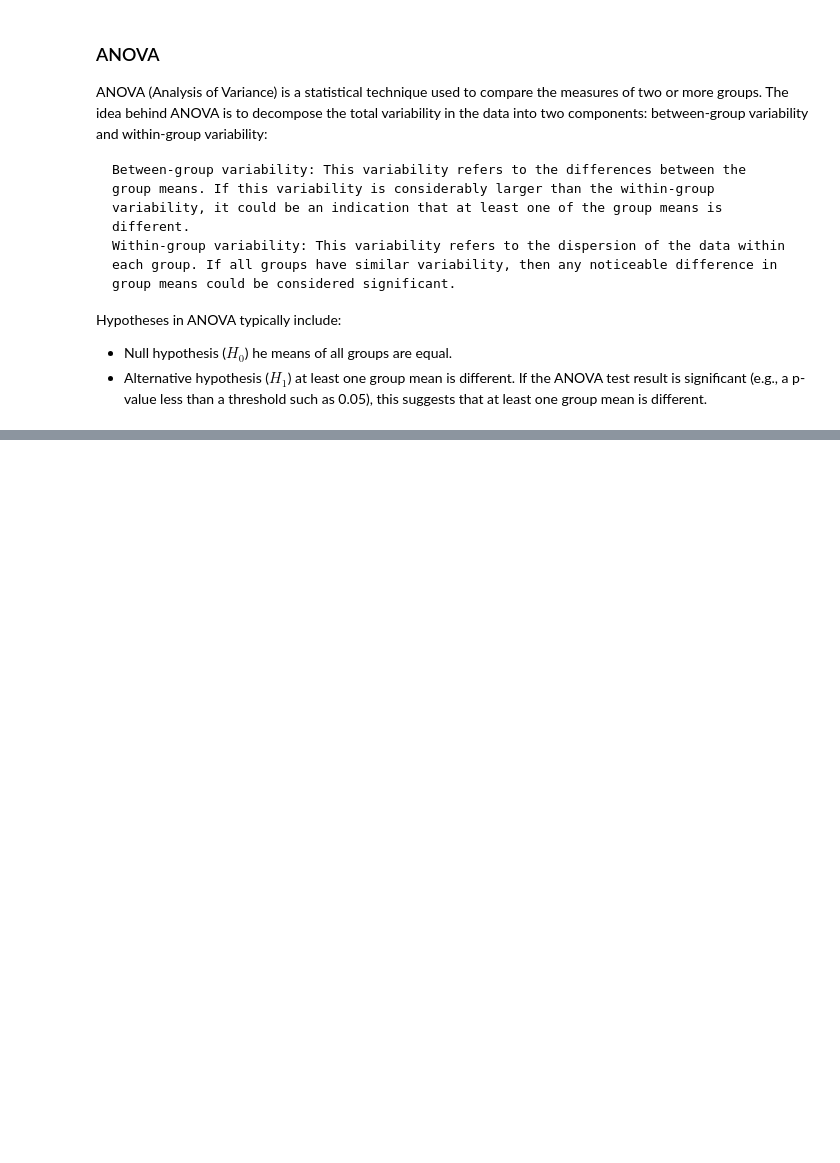
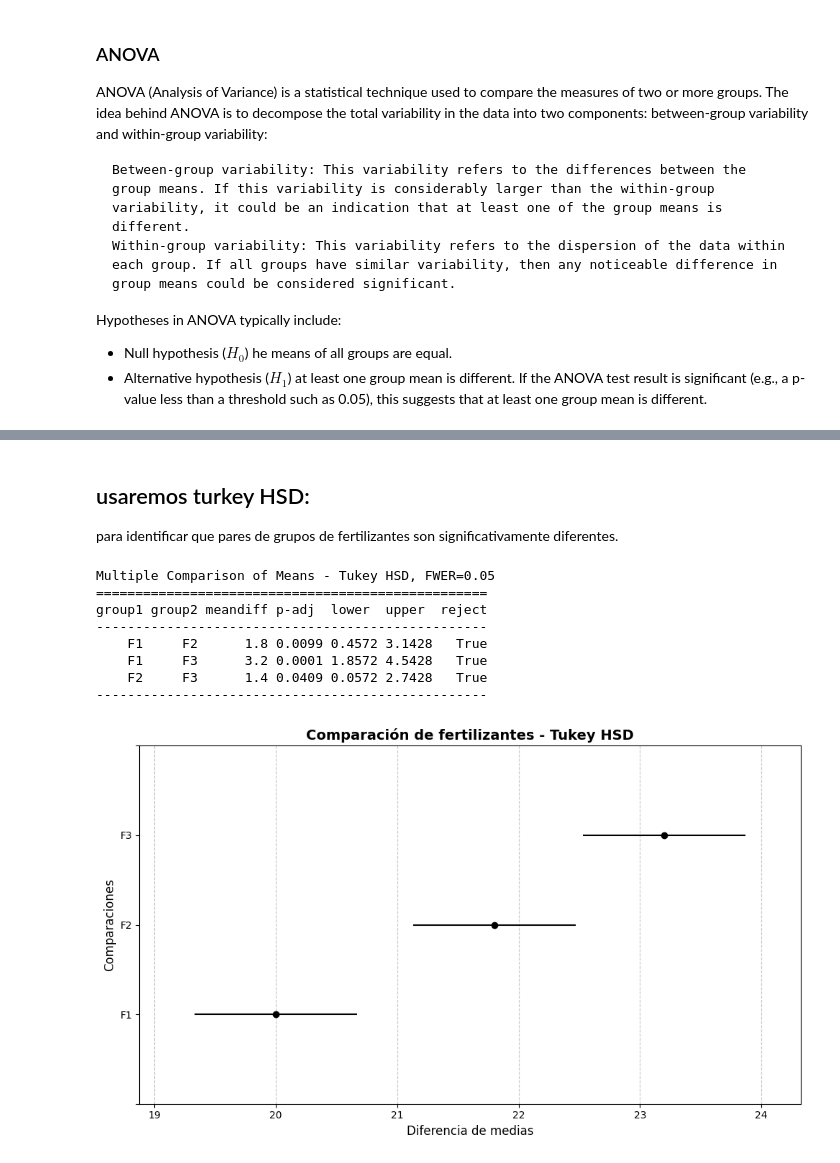
Before and after one commit to johnfbeltranc/Hipothesis_project, a Jupyter notebook: notebooks/hiphotesis_project.ipynb, the cells around one changed output, grey strips where cells are left out. Saved outputs shown, nothing was run; the diff lists cells and outputs as text; code cells hidden in the pictures; blank space fills up the shorter version.

Commit message:
se agrego codigo al archivo hipotesis_project.ipynb para finalizar el projecto

```diff
--- a/notebooks/hiphotesis_project.ipynb
+++ b/notebooks/hiphotesis_project.ipynb
@@ -57,0 +111,44 @@ p-valor = 0.0041
+# %% [markdown]
+## usaremos turkey HSD:
+
+para identificar que pares de grupos de fertilizantes son significativamente diferentes.
+# %%
+# Datos
+fertilizer_1 = [20, 21, 20, 19, 20]
+fertilizer_2 = [22, 21, 23, 22, 21]
+fertilizer_3 = [24, 23, 22, 23, 24]
+
+# Unimos los datos y creamos etiquetas
+data = fertilizer_1 + fertilizer_2 + fertilizer_3
+groups = (["F1"] * len(fertilizer_1) +
+          ["F2"] * len(fertilizer_2) +
+          ["F3"] * len(fertilizer_3))
+
+# Tukey HSD
+mc = MultiComparison(data, groups)
+tukey_result = mc.tukeyhsd(alpha=0.05)
+
+# Imprimir resultados
+print(tukey_result)
+
+# Gráfico estético
+fig, ax = plt.subplots(figsize=(8, 5))
+tukey_result.plot_simultaneous(ax=ax)
+
+# Personalización
+ax.set_title("Comparación de fertilizantes - Tukey HSD", fontsize=14, fontweight='bold')
+ax.set_xlabel("Diferencia de medias", fontsize=12)
+ax.set_ylabel("Comparaciones", fontsize=12)
+ax.grid(axis='x', linestyle='--', alpha=0.7)
+plt.tight_layout()
+plt.show()
+# %% [output]
+Multiple Comparison of Means - Tukey HSD, FWER=0.05
+==================================================
+group1 group2 meandiff p-adj  lower  upper  reject
+--------------------------------------------------
+    F1     F2      1.8 0.0099 0.4572 3.1428   True
+    F1     F3      3.2 0.0001 1.8572 4.5428   True
+    F2     F3      1.4 0.0409 0.0572 2.7428   True
+--------------------------------------------------
+[figure, added]
```
Also changed, not shown: parts of 8 cells of this notebook.
